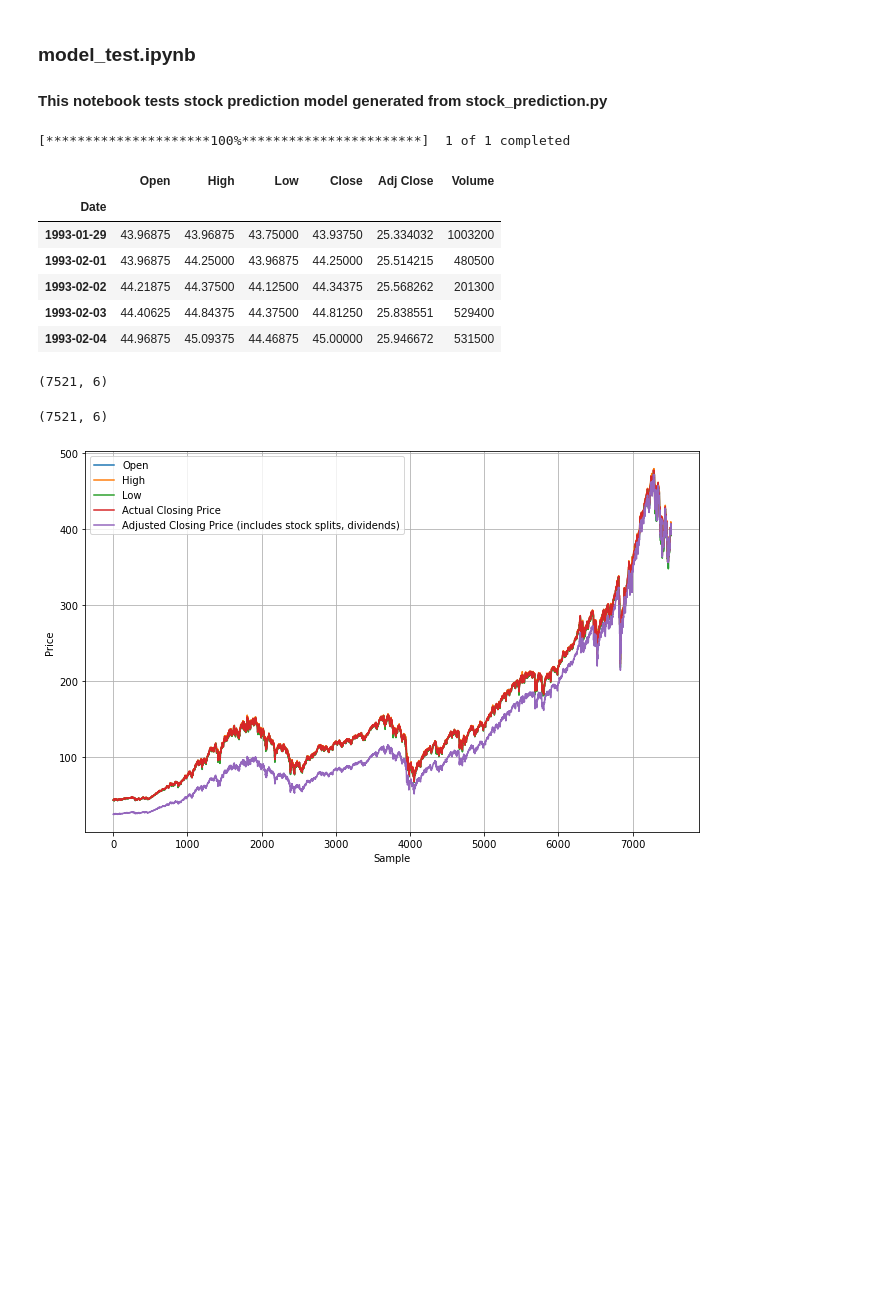
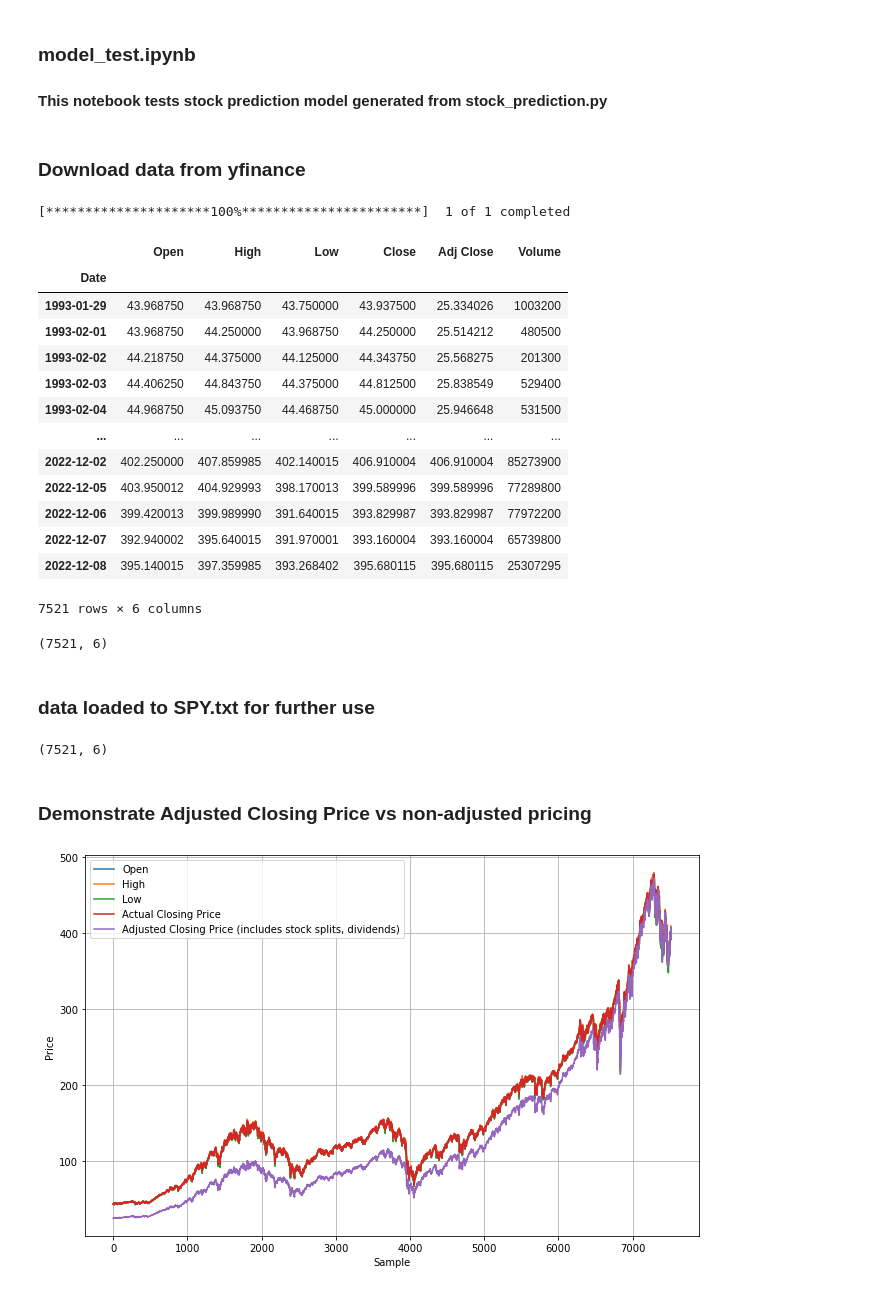
Before and after one commit to tvswanny/Stock_Price_Prediction, a Jupyter notebook: model_test.ipynb, the cells around one changed output. Cells and saved outputs as stored; diff of their text form; code cells hidden in the pictures; blank space fills up the shorter version.

```diff
--- a/model_test.ipynb
+++ b/model_test.ipynb
@@ -8,22 +8,33 @@ import tensorflow.keras as keras
 import matplotlib.pyplot as plt
 import numpy as np
 from sklearn import preprocessing
+# %% [markdown]
+### Download data from yfinance
 # %%
 ### get the data
 df = yf.download('SPY') # loads all data to 'data'
-df[:5]
+df[:]
 # %% [output]
 [*********************100%***********************]  1 of 1 completed
 |  | Open | High | Low | Close | Adj Close | Volume |
 | Date |  |  |  |  |  |  |
-| 1993-01-29 | 43.96875 | 43.96875 | 43.75000 | 43.93750 | 25.334032 | 1003200 |
-| 1993-02-01 | 43.96875 | 44.25000 | 43.96875 | 44.25000 | 25.514215 | 480500 |
-| 1993-02-02 | 44.21875 | 44.37500 | 44.12500 | 44.34375 | 25.568262 | 201300 |
-| 1993-02-03 | 44.40625 | 44.84375 | 44.37500 | 44.81250 | 25.838551 | 529400 |
-| 1993-02-04 | 44.96875 | 45.09375 | 44.46875 | 45.00000 | 25.946672 | 531500 |
+| 1993-01-29 | 43.968750 | 43.968750 | 43.750000 | 43.937500 | 25.334026 | 1003200 |
+| 1993-02-01 | 43.968750 | 44.250000 | 43.968750 | 44.250000 | 25.514212 | 480500 |
+| 1993-02-02 | 44.218750 | 44.375000 | 44.125000 | 44.343750 | 25.568275 | 201300 |
+| 1993-02-03 | 44.406250 | 44.843750 | 44.375000 | 44.812500 | 25.838549 | 529400 |
+| 1993-02-04 | 44.968750 | 45.093750 | 44.468750 | 45.000000 | 25.946648 | 531500 |
+| ... | ... | ... | ... | ... | ... | ... |
+| 2022-12-02 | 402.250000 | 407.859985 | 402.140015 | 406.910004 | 406.910004 | 85273900 |
+| 2022-12-05 | 403.950012 | 404.929993 | 398.170013 | 399.589996 | 399.589996 | 77289800 |
+| 2022-12-06 | 399.420013 | 399.989990 | 391.640015 | 393.829987 | 393.829987 | 77972200 |
+| 2022-12-07 | 392.940002 | 395.640015 | 391.970001 | 393.160004 | 393.160004 | 65739800 |
+| 2022-12-08 | 395.140015 | 397.359985 | 393.268402 | 395.680115 | 395.680115 | 25307295 |
+7521 rows × 6 columns
 # %%
 raw_data = np.array(df)
 raw_data.shape
 # %% [output]
 (7521, 6)
+# %% [markdown]
+### data loaded to SPY.txt for further use
 # %%
@@ -39,6 +49,8 @@ raw_data = np.loadtxt('SPY.txt')
 raw_data.shape
 # %% [output]
 (7521, 6)
+# %% [markdown]
+### Demonstrate Adjusted Closing Price vs non-adjusted pricing
 # %%
 #### Shows why ACP is used rather than Closing Price
 dataPoints = 7521
```
Also changed, not shown: parts of 19 cells of this notebook, 1 other file.
